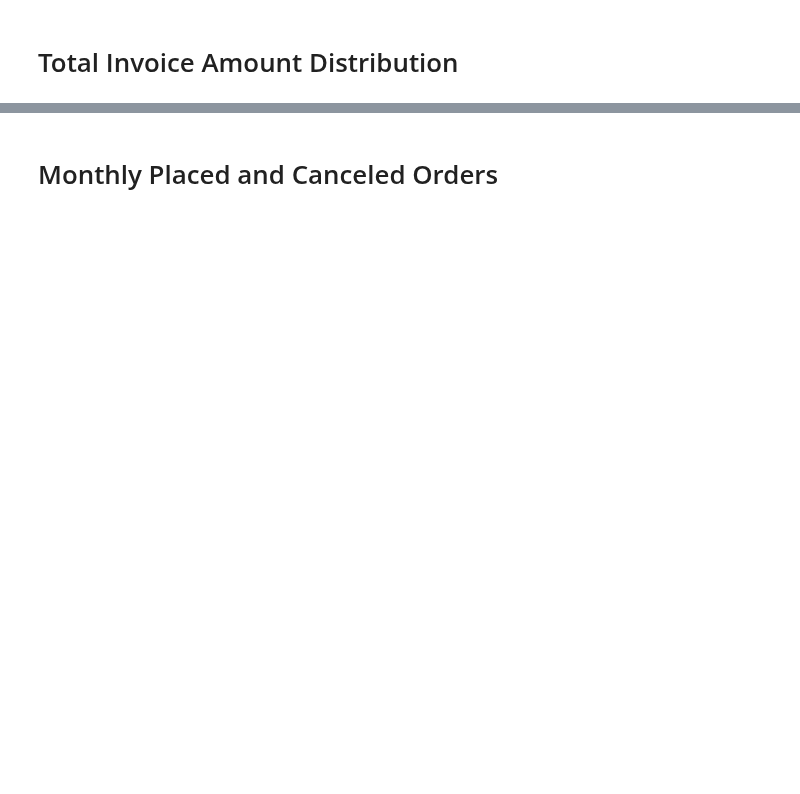
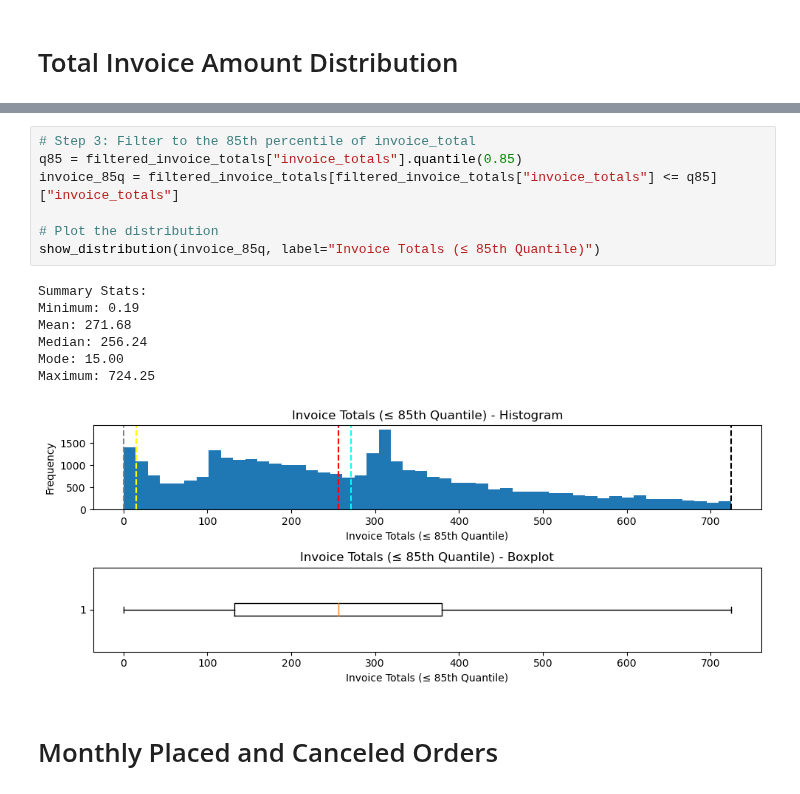
Before and after one commit to jarviscanada/jarvis_data_eng_SarazhiliuHe, a Jupyter notebook: python_data_analytics/retail_data_analytics_wrangling.ipynb, the cells around one changed output, grey strips where cells are left out. Saved outputs shown, nothing was run; the diff lists cells and outputs as text; blank space fills up the shorter version.

```diff
--- a/python_data_analytics/retail_data_analytics_wrangling.ipynb
+++ b/python_data_analytics/retail_data_analytics_wrangling.ipynb
@@ -137,3 +254,18 @@ retail_df.head()
+# %%
+# Step 3: Filter to the 85th percentile of invoice_total
+q85 = filtered_invoice_totals["invoice_totals"].quantile(0.85)
+invoice_85q = filtered_invoice_totals[filtered_invoice_totals["invoice_totals"] <= q85]["invoice_totals"]
+
+# Plot the distribution
+show_distribution(invoice_85q, label="Invoice Totals (≤ 85th Quantile)")
+# %% [output]
+Summary Stats:
+Minimum: 0.19
+Mean: 271.68
+Median: 256.24
+Mode: 15.00
+Maximum: 724.25
+[figure, added]
 # %% [markdown]
 # Monthly Placed and Canceled Orders
 # %% [markdown]
```
Also changed, not shown: parts of 53 cells of this notebook.
